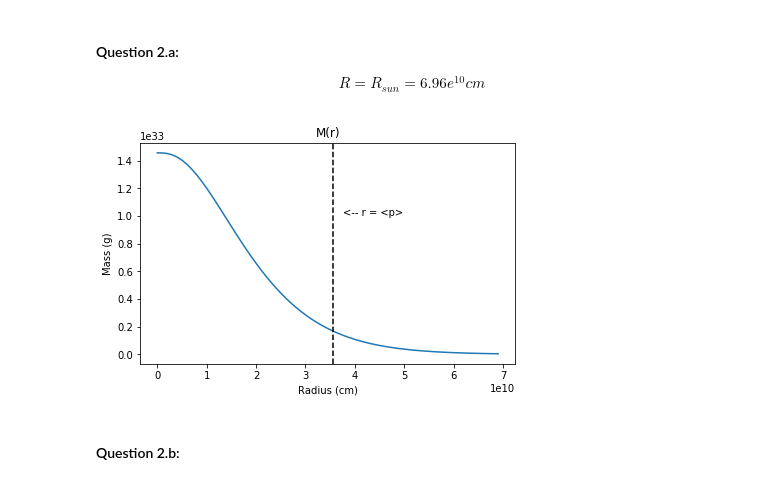
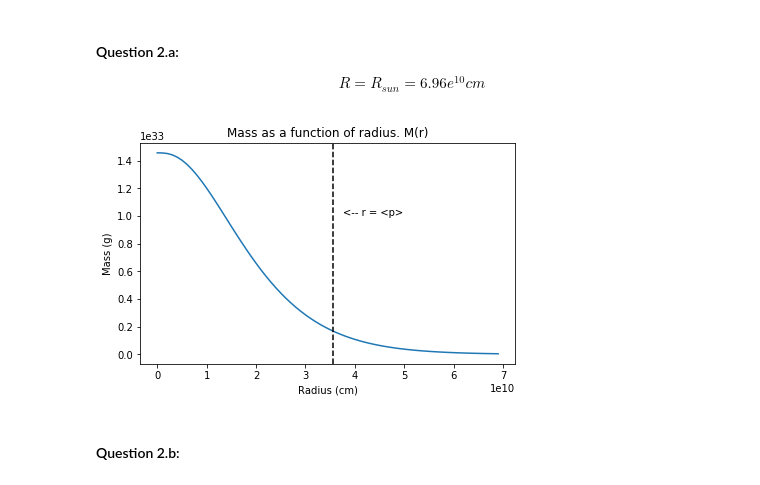
Before and after one commit to wildAstroboy/astro_4090, a Jupyter notebook: Homework 1.ipynb, the cells around one changed output. Cells and saved outputs as stored; diff of their text form; code cells hidden in the pictures.

Commit message:
changed a title

```diff
--- a/Homework 1.ipynb
+++ b/Homework 1.ipynb
@@ -69,26 +69,26 @@ R = R_{sun} = 6.96e^{10} cm
 # %%
 import matplotlib.pyplot as plt
 import math as m
 import numpy as np
 
 # Radius of the Sun in cm.
 R= 6.96e10 # Radius of Sun in cm
 x = np.arange(0, R, .1e10)
 
 # Mass as a function of radius.
 def M(x):
     return 688*(m.e**((-1.43678e-10)*x))*(m.pi)*((-0.696e10)*x**2-(0.968832e20)*x-(0.674307e30))
 
 plt.plot(x, -M(x))
-plt.title('M(r)')
+plt.title('Mass as a function of radius. M(r)')
 plt.xlabel('Radius (cm)')
 plt.ylabel('Mass (g)')
 plt.axvline((3.56e10), linestyle='--', color='black')
 plt.text(3.75e10, 1e33, '<-- r = <p>')
 plt.tight_layout(pad=1.0)
 plt.show()
 # %% [output]
-[figure, old version]
+[figure, new version]
 # %% [markdown]
 #### Question 2.b:
 # %%
```
Also changed, not shown: parts of 1 cell of this notebook.
